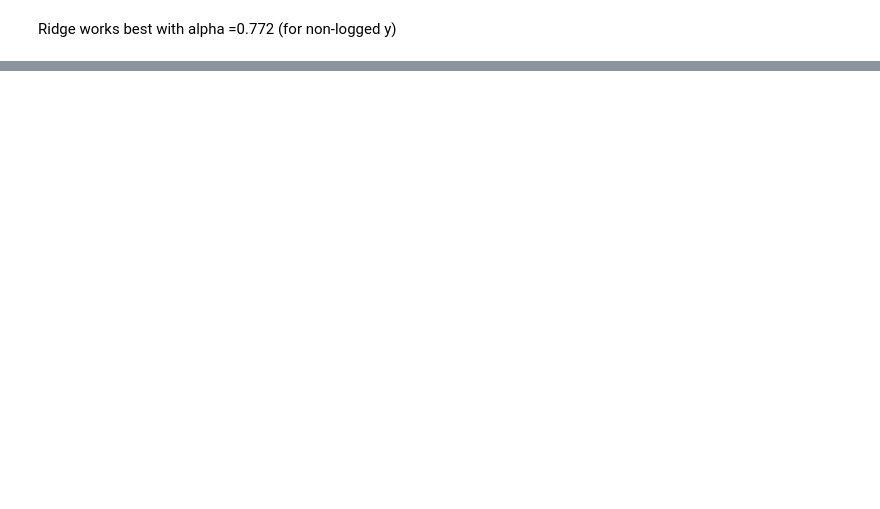
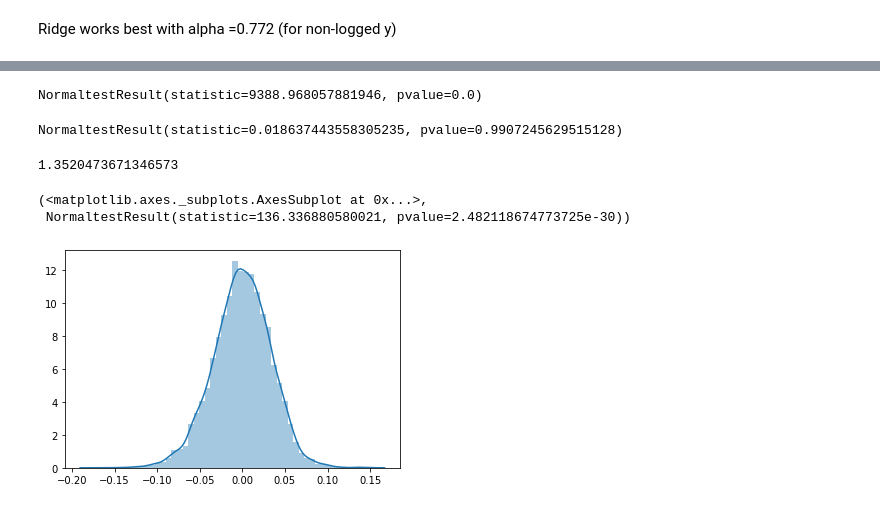
Before and after one commit to JoeSRead/Diamonds, a Jupyter notebook: joe.ipynb, the cells around one changed output, grey strips where cells are left out. Drawn from its saved outputs; the diff is of its cells as text; code cells hidden in the pictures; blank space fills up the shorter version.

Commit message:
residual

```diff
--- a/joe.ipynb
+++ b/joe.ipynb
@@ -403,0 +514,4 @@ Ridge works best with alpha =0.772 (for non-logged y)
+# %%
+normaltest(y_test-pred)
+# %% [output]
+NormaltestResult(statistic=9388.968057881946, pvalue=0.0)
@@ -403,0 +522,21 @@ Ridge works best with alpha =0.772 (for non-logged y)
+# %%
+normaltest(test)
+# %% [output]
+NormaltestResult(statistic=0.018637443558305235, pvalue=0.9907245629515128)
+# %%
+resid = y_test-pred
+# %%
+resid.max() - resid.min()
+# %% [output]
+1.3520473671346573
+# %%
+testlst = []
+for num in resid:
+    if num < 0.25:
+        testlst.append(num)
+# %%
+sns.distplot(testlst), normaltest(testlst)
+# %% [output]
+(<matplotlib.axes._subplots.AxesSubplot at 0x...>,
+ NormaltestResult(statistic=136.336880580021, pvalue=2.482118674773725e-30))
+[figure, added]
```
Also changed, not shown: parts of 8 cells of this notebook.
